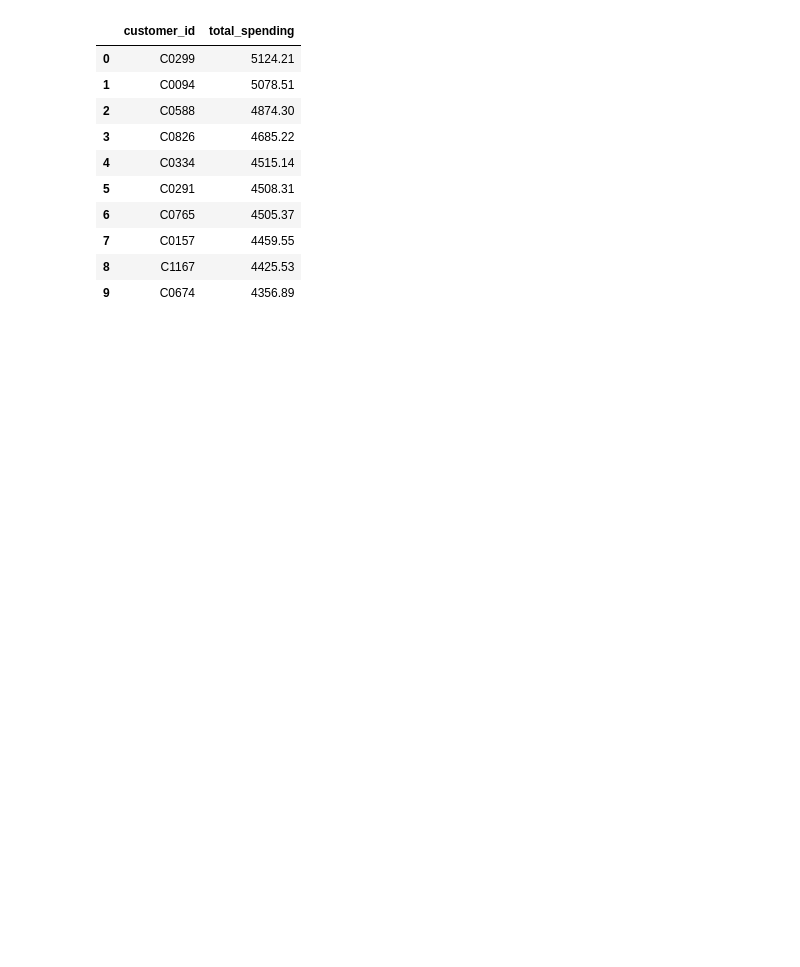
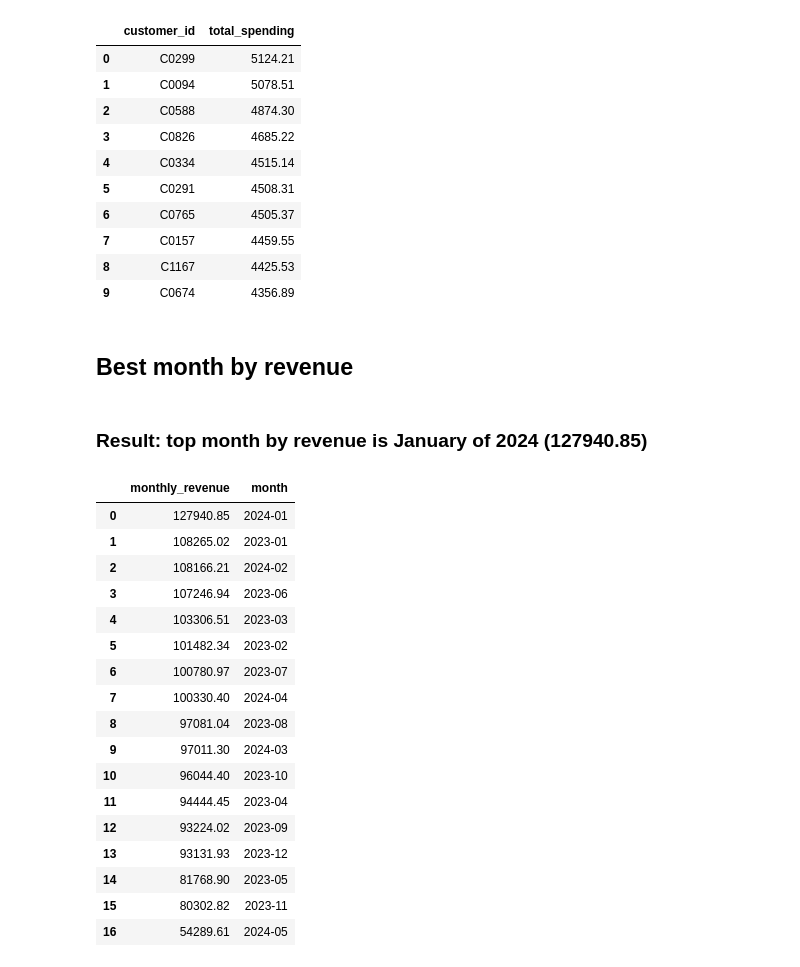
Before and after one commit to VyacheslavTurubanov/Retail_Sales, a Jupyter notebook: notebooks/data_exploration.ipynb, the cells around one changed output. Drawn from its saved outputs; the diff is of its cells as text; code cells hidden in the pictures; blank space fills up the shorter version.

```diff
--- a/notebooks/data_exploration.ipynb
+++ b/notebooks/data_exploration.ipynb
@@ -536,3 +508,35 @@ ORDER BY SUM(orders.quantity * products.price) DESC
 | 7 | C0157 | 4459.55 |
 | 8 | C1167 | 4425.53 |
 | 9 | C0674 | 4356.89 |
+# %% [markdown]
+## Best month by revenue
+# %% [markdown]
+### Result: top month by revenue is January of 2024 (127940.85)
+# %%
+pd.read_sql("""
+SELECT SUM(orders.quantity * products.price) as monthly_revenue,
+strftime('%Y-%m', order_date) as month
+FROM orders
+JOIN products ON orders.product_id = products.product_id
+GROUP BY strftime('%Y-%m', order_date)
+ORDER BY monthly_revenue DESC
+""",conn)
+# %% [output]
+|  | monthly_revenue | month |
+| 0 | 127940.85 | 2024-01 |
+| 1 | 108265.02 | 2023-01 |
+| 2 | 108166.21 | 2024-02 |
+| 3 | 107246.94 | 2023-06 |
+| 4 | 103306.51 | 2023-03 |
+| 5 | 101482.34 | 2023-02 |
+| 6 | 100780.97 | 2023-07 |
+| 7 | 100330.40 | 2024-04 |
+| 8 | 97081.04 | 2023-08 |
+| 9 | 97011.30 | 2024-03 |
+| 10 | 96044.40 | 2023-10 |
+| 11 | 94444.45 | 2023-04 |
+| 12 | 93224.02 | 2023-09 |
+| 13 | 93131.93 | 2023-12 |
+| 14 | 81768.90 | 2023-05 |
+| 15 | 80302.82 | 2023-11 |
+| 16 | 54289.61 | 2024-05 |
```
Also changed, not shown: parts of 6 cells of this notebook, 1 other file.
